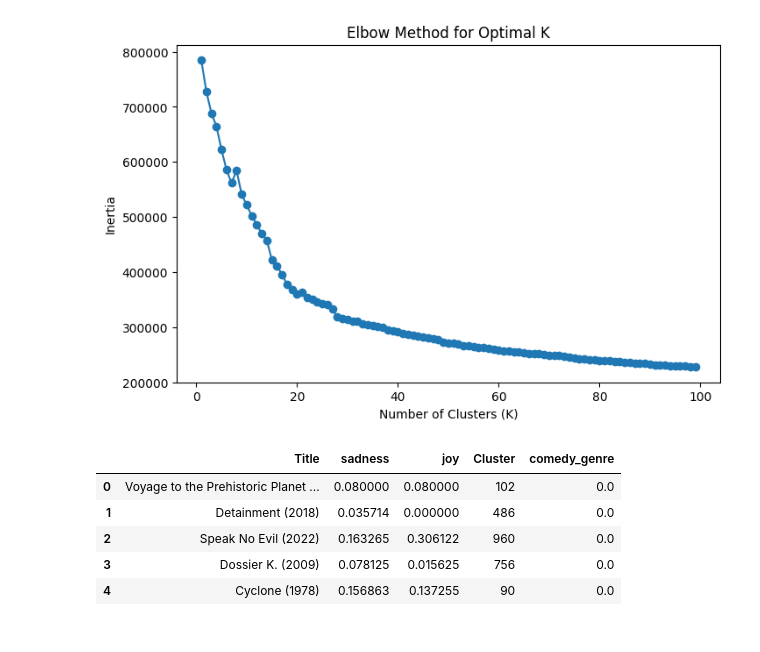
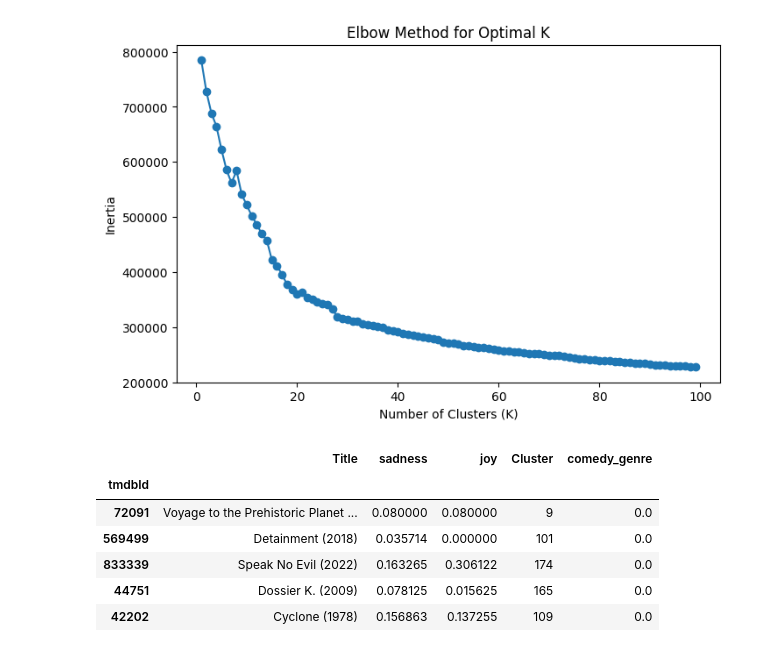
Before and after one commit to oliverramsaygray/film_wizard, a Jupyter notebook: notebooks/FInal Processing And Model.ipynb, the cells around one changed output. Saved outputs shown, nothing was run; the diff lists cells and outputs as text; code cells hidden in the pictures.

Commit message:
updated notebook and pushed clusters into GBQ

```diff
--- a/notebooks/FInal Processing And Model.ipynb
+++ b/notebooks/FInal Processing And Model.ipynb
@@ -66,7 +85,8 @@ script_df.dtypes, script_df.isnull().sum()
 ## Import TMDB
 # %%
 query = '''
-SELECT title, overview, release_date, runtime, genre_1, genre_2, genre_3
+SELECT tmdbId, title,  release_date, runtime, genre_1, genre_2, genre_3
+
 
 FROM `film-wizard-453315.tmdb_metadata.movie_details`
 '''
@@ -81,6 +101,10 @@ tmdb_df['genres'] = tmdb_df['genre_1'].astype(str) + ' ' + tmdb_df['genre_2'].as
 tmdb_df['genres'] = tmdb_df['genres'].str.replace('None', '').str.strip().apply(str.upper)
 tmdb_df.drop(columns = ['genre_1','genre_2','genre_3','release_date'], inplace=True)
 tmdb_df = tmdb_df.drop_duplicates(subset=['lower_title']).reset_index(drop= True)
+# replace zero runtime with average
+mean_runtime = tmdb_df[tmdb_df['runtime'] != 0]['runtime'].mean()
+# Replace zeros with the calculated mean
+tmdb_df['runtime'] = tmdb_df['runtime'].replace(0, mean_runtime)
 
 
 tmdb_df
@@ -263,6 +261,7 @@ from sklearn.preprocessing import StandardScaler
 from sklearn.cluster import KMeans
 # %%
-features = df_genre_only.drop(columns=df_combined.select_dtypes(include='object').columns)
+df = df_genre_only
+features = df.drop(columns=df.select_dtypes(include='object').columns)
 
 # Standardize the features for better clustering
 scaler = StandardScaler()
@@ -290,16 +287,17 @@ plt.show()
 # %% [output]
 [figure]
 # %%
-kmeans = KMeans(n_clusters=1000, random_state=42)
-df_combined['Cluster'] = kmeans.fit_predict(features_scaled)
+kmeans = KMeans(n_clusters=200, random_state=42)
+df_genre_only['Cluster'] = kmeans.fit_predict(features_scaled)
 
 # Show sample clustered data
-df_combined[['Title', 'sadness', 'joy', 'Cluster', 'comedy_genre']].head()
+df_genre_only[['Title', 'sadness', 'joy', 'Cluster', 'comedy_genre']].head()
 # %% [output]
 |  | Title | sadness | joy | Cluster | comedy_genre |
-| 0 | Voyage to the Prehistoric Planet ... | 0.080000 | 0.080000 | 102 | 0.0 |
-| 1 | Detainment (2018) | 0.035714 | 0.000000 | 486 | 0.0 |
-| 2 | Speak No Evil (2022) | 0.163265 | 0.306122 | 960 | 0.0 |
-| 3 | Dossier K. (2009) | 0.078125 | 0.015625 | 756 | 0.0 |
-| 4 | Cyclone (1978) | 0.156863 | 0.137255 | 90 | 0.0 |
+| tmdbId |  |  |  |  |  |
+| 72091 | Voyage to the Prehistoric Planet ... | 0.080000 | 0.080000 | 9 | 0.0 |
+| 569499 | Detainment (2018) | 0.035714 | 0.000000 | 101 | 0.0 |
+| 833339 | Speak No Evil (2022) | 0.163265 | 0.306122 | 174 | 0.0 |
+| 44751 | Dossier K. (2009) | 0.078125 | 0.015625 | 165 | 0.0 |
+| 42202 | Cyclone (1978) | 0.156863 | 0.137255 | 109 | 0.0 |
 # %%
```
Also changed, not shown: parts of 26 cells of this notebook.
